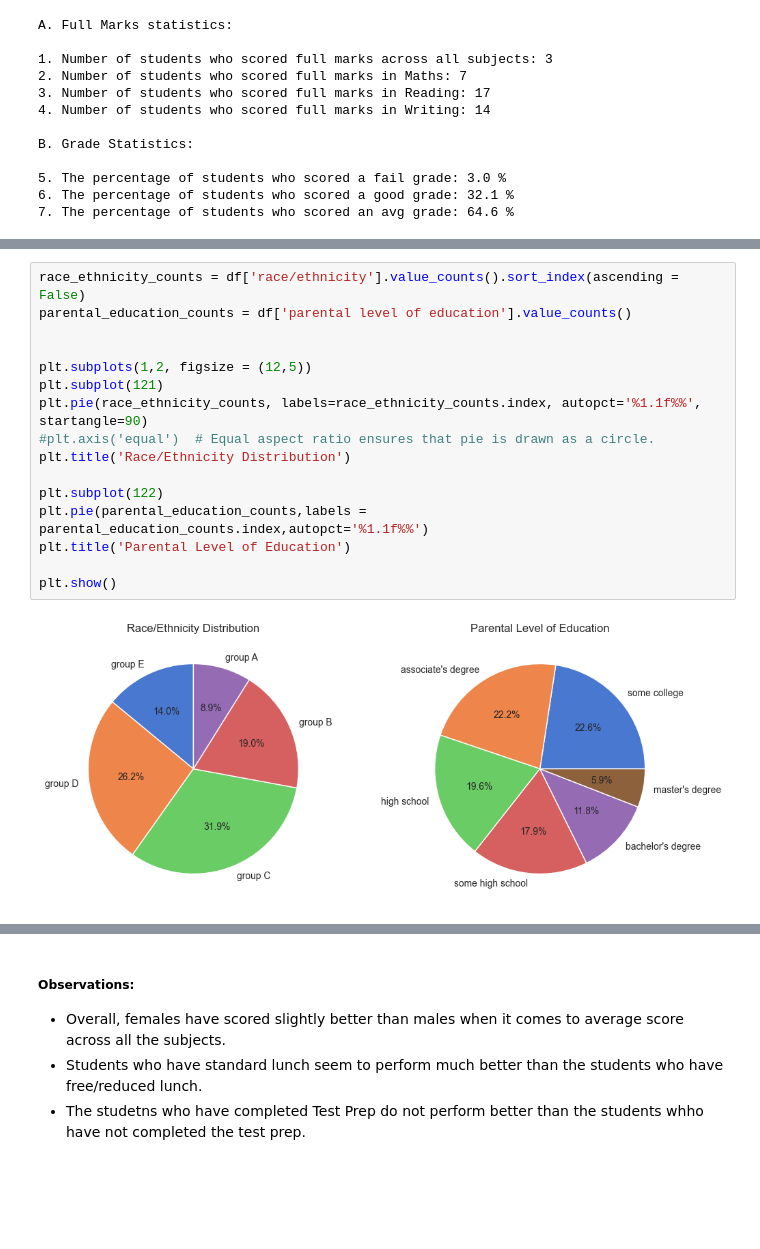
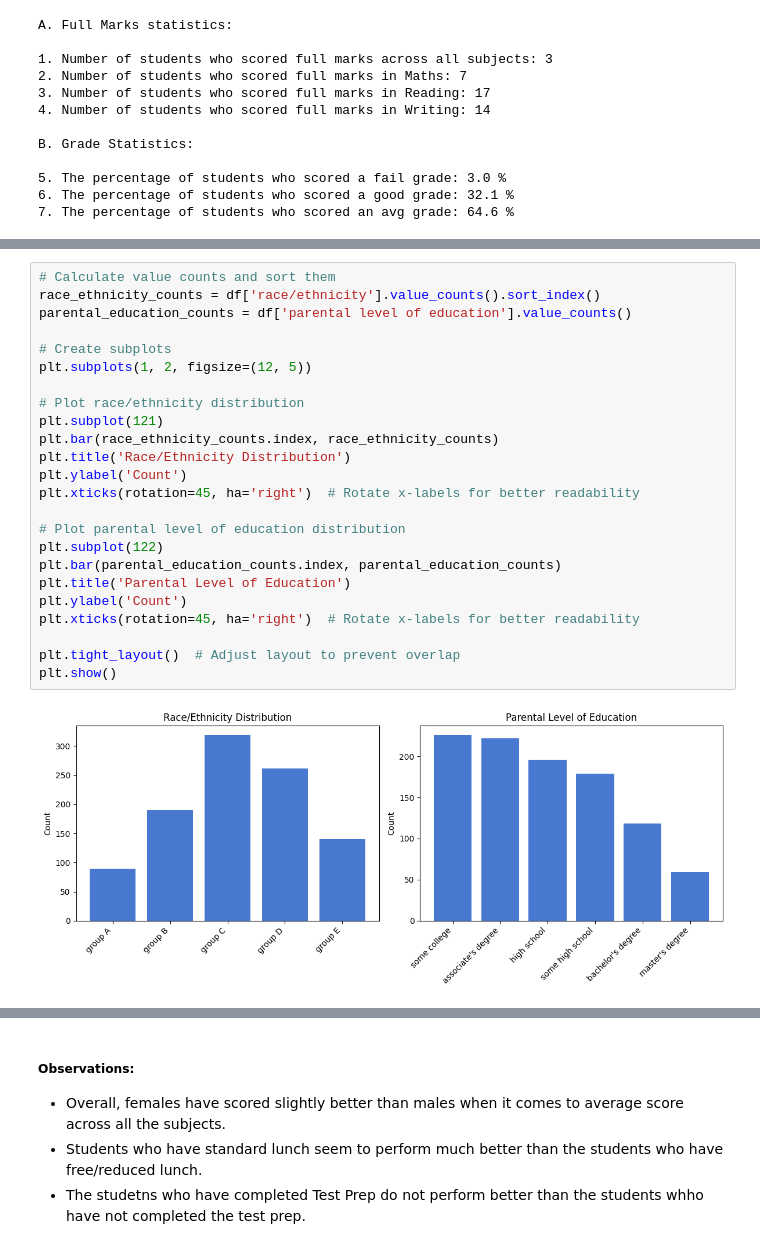
Before and after one commit to arc-koshe/ml-project, a Jupyter notebook: src/notebook/EDA Student Dataset.ipynb, the cells around one changed output, grey strips where cells are left out. Saved outputs shown, nothing was run; the diff lists cells and outputs as text; blank space fills up the shorter version.

```diff
--- a/src/notebook/EDA Student Dataset.ipynb
+++ b/src/notebook/EDA Student Dataset.ipynb
@@ -236,21 +236,29 @@ plt.show()
 # %%
-race_ethnicity_counts = df['race/ethnicity'].value_counts().sort_index(ascending = False)
+# Calculate value counts and sort them
+race_ethnicity_counts = df['race/ethnicity'].value_counts().sort_index()
 parental_education_counts = df['parental level of education'].value_counts()
 
+# Create subplots
+plt.subplots(1, 2, figsize=(12, 5))
 
-plt.subplots(1,2, figsize = (12,5))
+# Plot race/ethnicity distribution
 plt.subplot(121)
-plt.pie(race_ethnicity_counts, labels=race_ethnicity_counts.index, autopct='%1.1f%%', startangle=90)
-#plt.axis('equal')  # Equal aspect ratio ensures that pie is drawn as a circle.
+plt.bar(race_ethnicity_counts.index, race_ethnicity_counts)
 plt.title('Race/Ethnicity Distribution')
+plt.ylabel('Count')
+plt.xticks(rotation=45, ha='right')  # Rotate x-labels for better readability
 
+# Plot parental level of education distribution
 plt.subplot(122)
-plt.pie(parental_education_counts,labels = parental_education_counts.index,autopct='%1.1f%%')
+plt.bar(parental_education_counts.index, parental_education_counts)
 plt.title('Parental Level of Education')
+plt.ylabel('Count')
+plt.xticks(rotation=45, ha='right')  # Rotate x-labels for better readability
 
+plt.tight_layout()  # Adjust layout to prevent overlap
 plt.show()
 # %% [output]
-[figure, old version]
+[figure, new version]
 # %%
 sns.kdeplot(df['math score'], shade=True, label = 'Math Score')
 sns.kdeplot(df['reading score'], shade=True, label = 'Reading Score')
```
Also changed, not shown: parts of 13 cells of this notebook, 1 other file.
